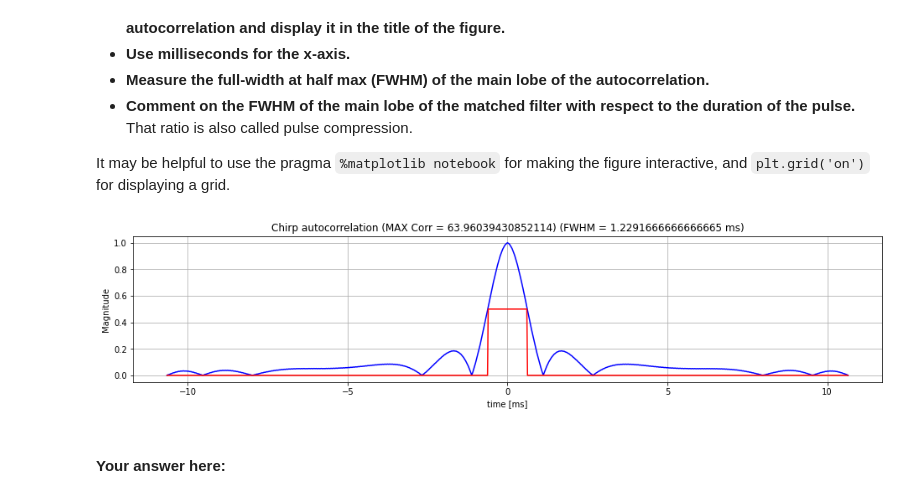
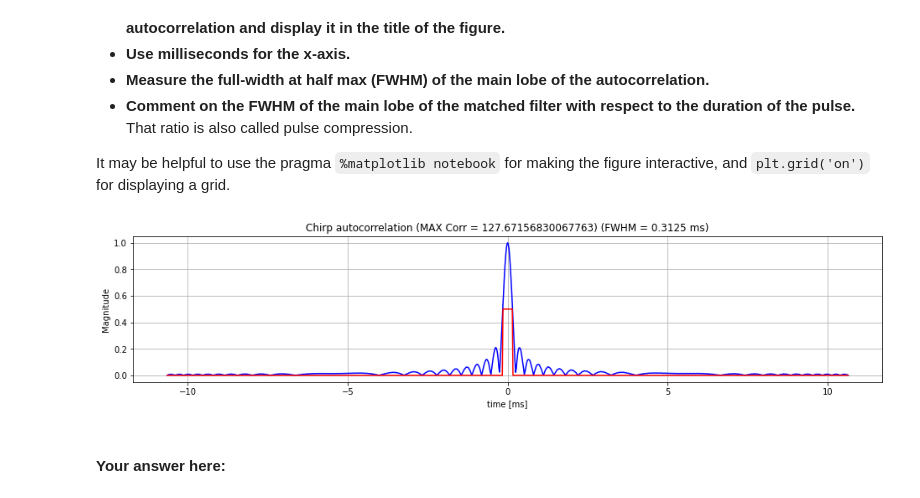
Before and after one commit to EE123-students/lab1-spring2023-rob, a Jupyter notebook: lab1-part2-TimeDomain-Sonar.ipynb, the cells around one changed output. Cells and saved outputs as stored; diff of their text form; code cells hidden in the pictures.

```diff
--- a/lab1-part2-TimeDomain-Sonar.ipynb
+++ b/lab1-part2-TimeDomain-Sonar.ipynb
@@ -379,35 +381,39 @@ It may be helpful to use the pragma ``%matplotlib notebook`` for making the figu
 # %%
 #%matplotlib notebook
 %matplotlib inline
 # your nice script to produce beautiful chirps, cross-correlations, and figures below:
 
 # compute autocorrelation and envelope
 # your code here:
-s_chirp_a = signal.hilbert(s_chirp)
+k = (f1-f0) / T
+phi_of_t = 2 * np.pi * (f0 + k/2 * t) * t
+s_chirp = .5 * np.sin(phi_of_t)
+
+s_chirp_a = np.exp(1j*phi_of_t)
 autocorr = signal.convolve(s_chirp_a, s_chirp[::-1], 'full')
 t = np.r_[-511/48000:T:1/fs]*1000
 
 # normalize
 max_correlation = max(abs(autocorr))
 autocorr = abs(autocorr)/max_correlation
 
 fwhm = [.5 if x > .5 else 0 for x in autocorr]
 fwhm_width = np.count_nonzero(fwhm) / fs * 1000
 
 # end of your code
 
 # plot
 width, height = figaspect(0.2)
 fig = figure(figsize=(width,height))
 # your code here:
 plt.plot(t, autocorr, color='b')
 plt.plot(t, fwhm, color='r')
 plt.xlabel('time [ms]')
 plt.ylabel('Magnitude')
 plt.title(f'Chirp autocorrelation (MAX Corr = {max_correlation}) (FWHM = {fwhm_width} ms)')
 plt.grid('on')
 # %% [output]
-[figure, old version]
+[figure, new version]
 # %% [markdown]
 #### Your answer here:
 # %% [markdown]
```
Also changed, not shown: parts of 14 cells of this notebook.
